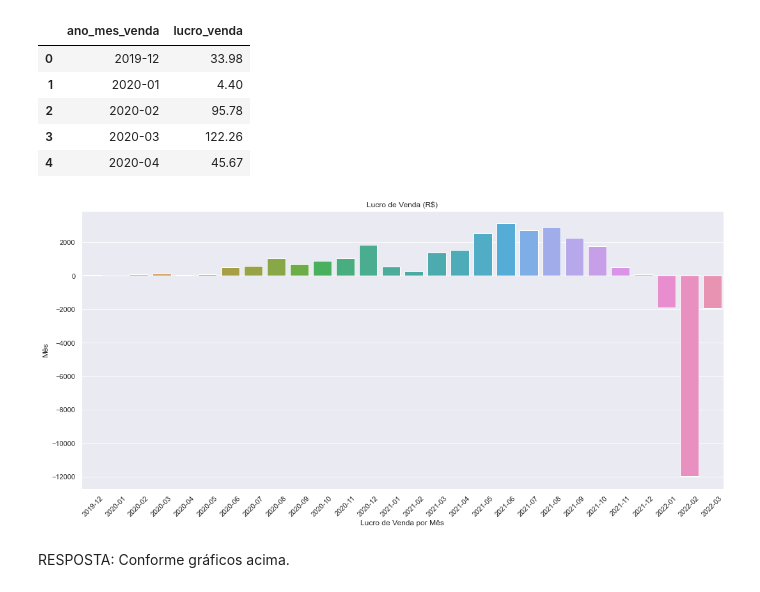
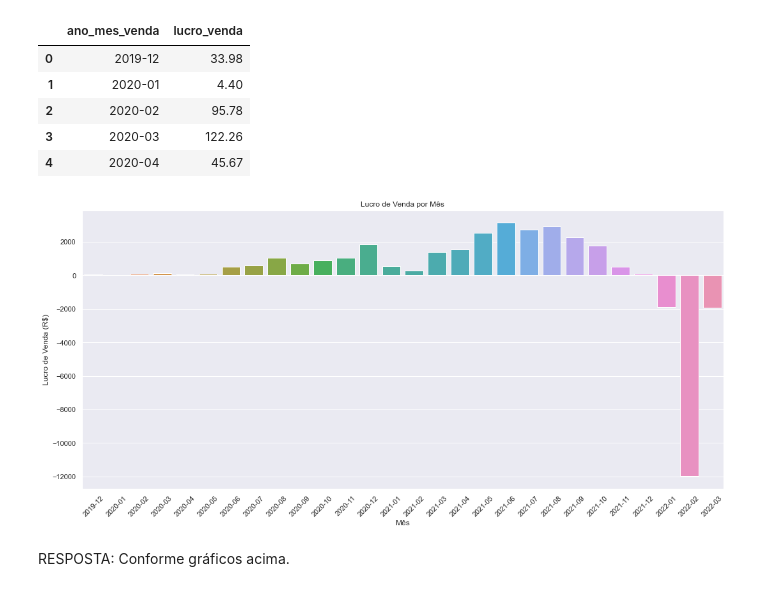
Before and after one commit to nortonvanz/Mahalo-Ecommerce-EDA, a Jupyter notebook: notebooks/1.0-nmv-data-exploration.ipynb, the cells around one changed output. Saved outputs shown, nothing was run; the diff lists cells and outputs as text; code cells hidden in the pictures.

```diff
--- a/notebooks/1.0-nmv-data-exploration.ipynb
+++ b/notebooks/1.0-nmv-data-exploration.ipynb
@@ -2751,15 +2760,15 @@ df_q9_mes.head()
 | 2 | 2020-02 | 95.78 |
 | 3 | 2020-03 | 122.26 |
 | 4 | 2020-04 | 45.67 |
-# %%
-#Lucro por mês
-plt.figure(figsize=(18,8))
-q9_plot = sns.barplot( x=df_q9_mes['ano_mes_venda'], y=df_q9_mes['lucro_venda'] )
-q9_plot.set_title("Lucro de Venda (R$)");
-q9_plot.set_xlabel("Lucro de Venda por Mês");
-q9_plot.set_ylabel("Mês");
-q9_plot.tick_params(axis='x', rotation=45)
-# %% [output]
-[figure, removed]
-# %% [markdown]
-RESPOSTA: Conforme gráficos acima.
+# %%
+#Lucro por mês
+plt.figure(figsize=(18,8))
+q9_plot = sns.barplot( x=df_q9_mes['ano_mes_venda'], y=df_q9_mes['lucro_venda'] )
+q9_plot.set_title("Lucro de Venda por Mês");
+q9_plot.set_xlabel("Mês");
+q9_plot.set_ylabel("Lucro de Venda (R$)");
+q9_plot.tick_params(axis='x', rotation=45)
+# %% [output]
+[figure, added]
+# %% [markdown]
+RESPOSTA: Conforme gráficos acima.
```
Also changed, not shown: parts of 56 cells of this notebook.
